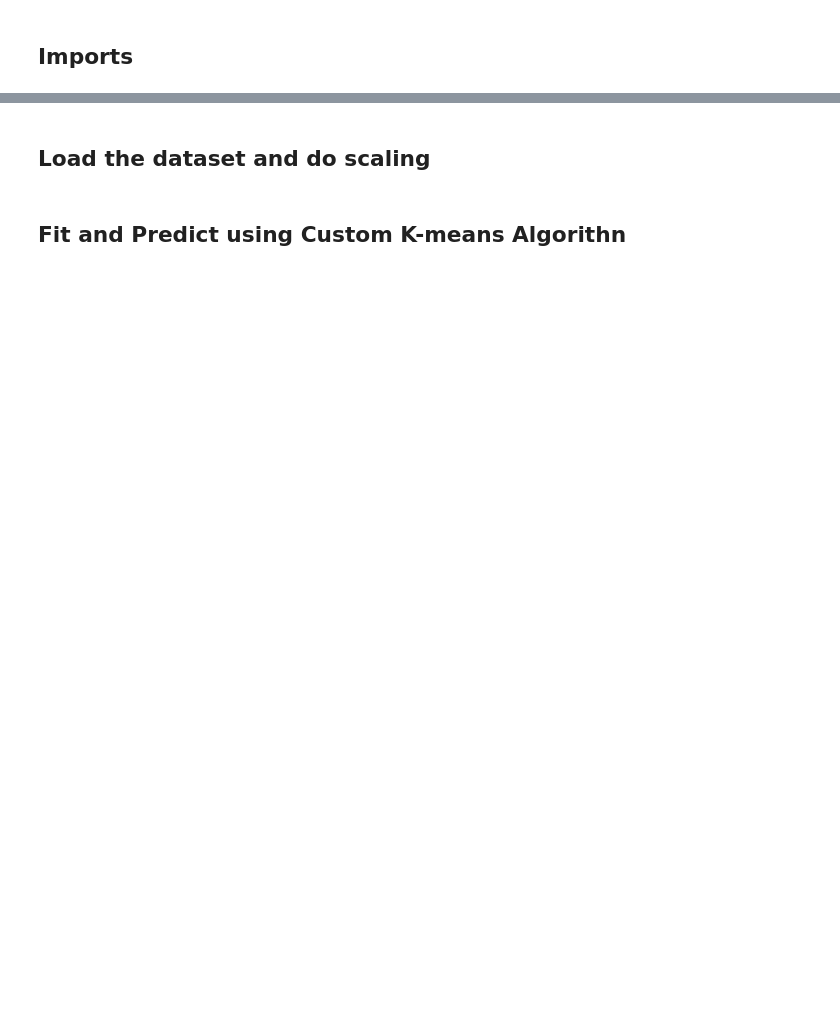
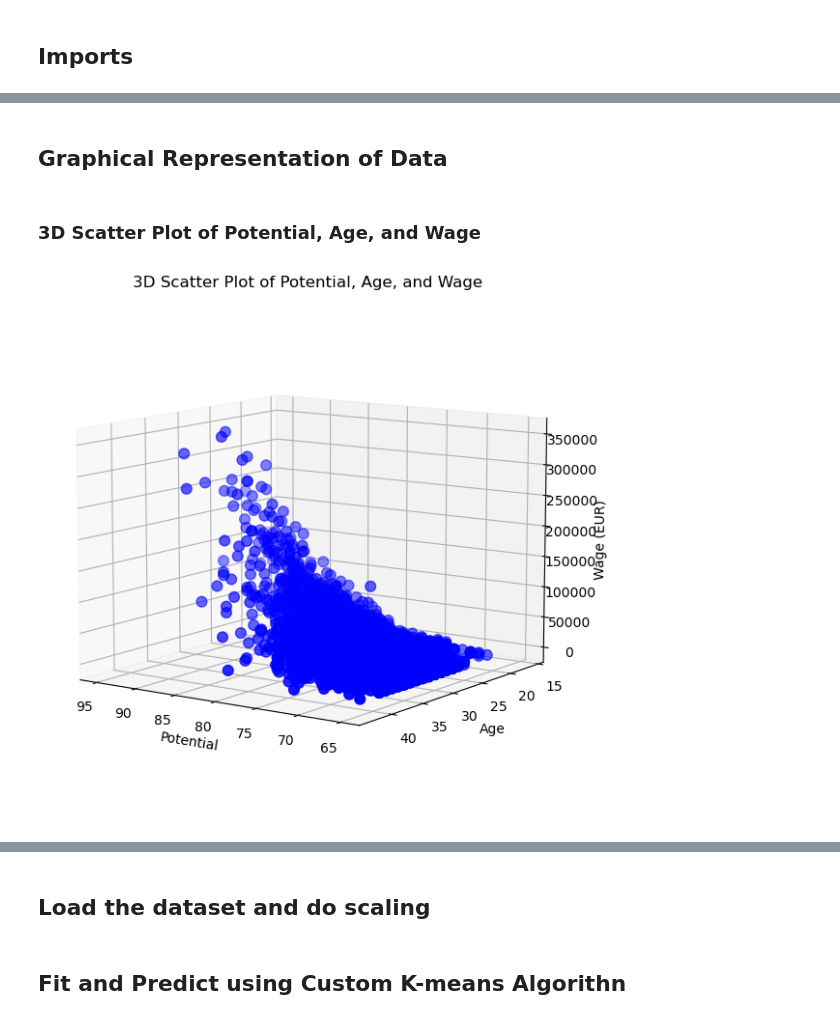
Before and after one commit to DimosPlavos/MachineLearningCustomAlgorithms, a Jupyter notebook: Kmeans.ipynb, the cells around one changed output, grey strips where cells are left out. Saved outputs shown, nothing was run; the diff lists cells and outputs as text; code cells hidden in the pictures; blank space fills up the shorter version.

```diff
--- a/Kmeans.ipynb
+++ b/Kmeans.ipynb
@@ -10,0 +22,23 @@ from sklearn.cluster import KMeans
+# %% [markdown]
+
+## Graphical Representation of Data
+# %% [markdown]
+### 3D Scatter Plot of Potential, Age, and Wage
+# %%
+players_22 = pd.read_csv("players_22.csv")
+fig = plt.figure(figsize=(8, 7))
+ax = fig.add_subplot(111, projection='3d')
+ax.scatter(players_22['potential'], players_22['age'], players_22['wage_eur'], c='blue', s=60)
+ax.set_xlabel('Potential')
+ax.set_ylabel('Age')
+ax.set_zlabel('Wage (EUR)')
+ax.set_title('3D Scatter Plot of Potential, Age, and Wage')
+
+# Set the view angle
+elev = 10  # elevation angle
+azim = 125  # azimuth angle
+ax.view_init(elev=elev, azim=azim)
+
+plt.show()
+# %% [output]
+[figure, added]
```
Also changed, not shown: parts of 13 cells of this notebook, 2 other files.
